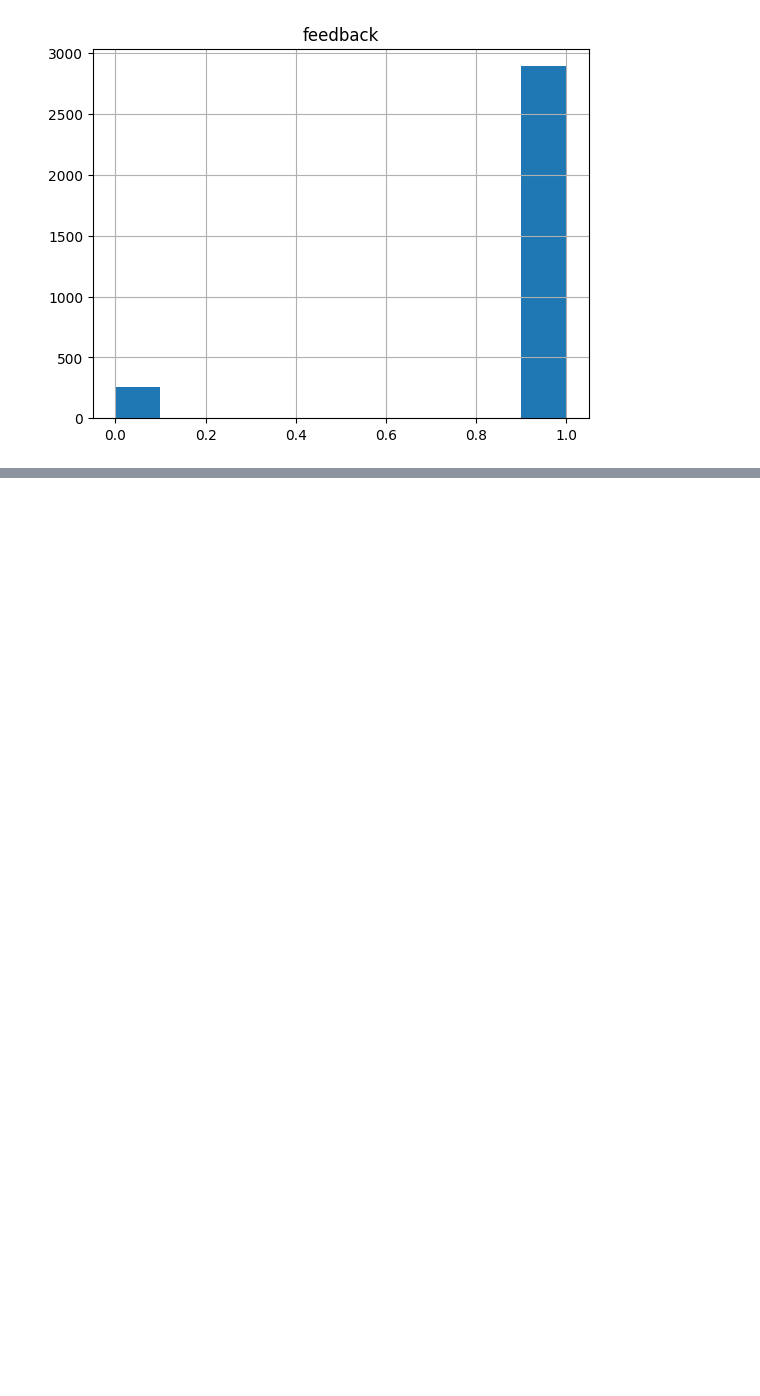
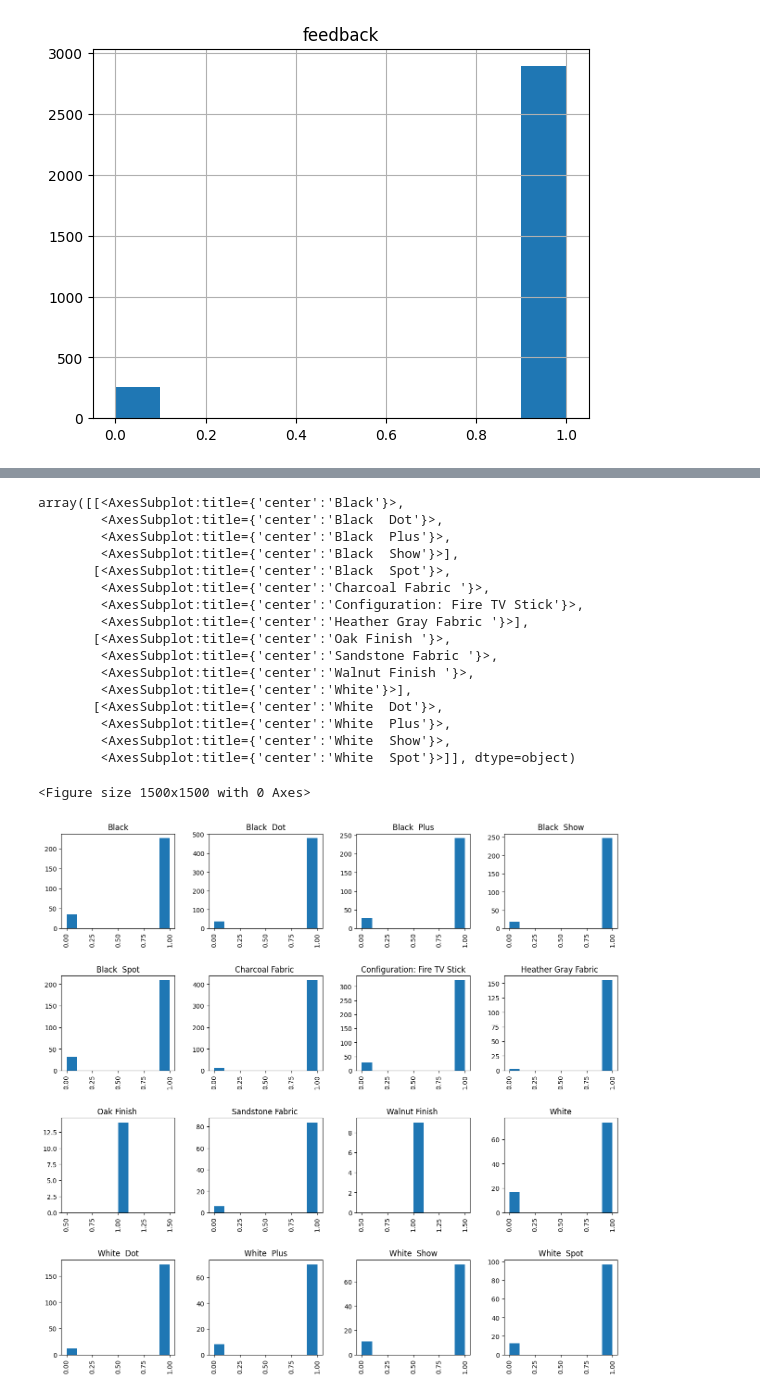
Before and after one commit to annkou/NLP, a Jupyter notebook: Sentiment analysis project/amazon_reviews_project.ipynb, the cells around one changed output, grey strips where cells are left out. Cells and saved outputs as stored; diff of their text form; code cells hidden in the pictures; blank space fills up the shorter version.

```diff
--- a/Sentiment analysis project/amazon_reviews_project.ipynb
+++ b/Sentiment analysis project/amazon_reviews_project.ipynb
@@ -64,0 +198,23 @@ TypeError: boxplot() missing 1 required positional argument: 'x'
+# %%
+#take a look for each variation numbers of positive/negative feedbacks
+plt.figure(figsize = (15,15))
+amzn_df.hist(column='feedback',by = 'variation',figsize=(15,15))
+# %% [output]
+array([[<AxesSubplot:title={'center':'Black'}>,
+        <AxesSubplot:title={'center':'Black  Dot'}>,
+        <AxesSubplot:title={'center':'Black  Plus'}>,
+        <AxesSubplot:title={'center':'Black  Show'}>],
+       [<AxesSubplot:title={'center':'Black  Spot'}>,
+        <AxesSubplot:title={'center':'Charcoal Fabric '}>,
+        <AxesSubplot:title={'center':'Configuration: Fire TV Stick'}>,
+        <AxesSubplot:title={'center':'Heather Gray Fabric '}>],
+       [<AxesSubplot:title={'center':'Oak Finish '}>,
+        <AxesSubplot:title={'center':'Sandstone Fabric '}>,
+        <AxesSubplot:title={'center':'Walnut Finish '}>,
+        <AxesSubplot:title={'center':'White'}>],
+       [<AxesSubplot:title={'center':'White  Dot'}>,
+        <AxesSubplot:title={'center':'White  Plus'}>,
+        <AxesSubplot:title={'center':'White  Show'}>,
+        <AxesSubplot:title={'center':'White  Spot'}>]], dtype=object)
+<Figure size 1500x1500 with 0 Axes>
+[figure, added]
```
Also changed, not shown: parts of 33 cells of this notebook.
